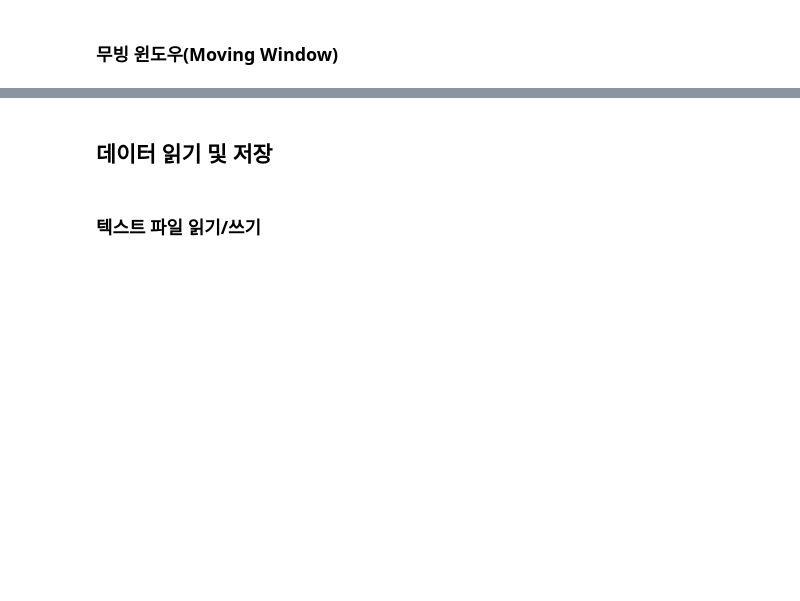
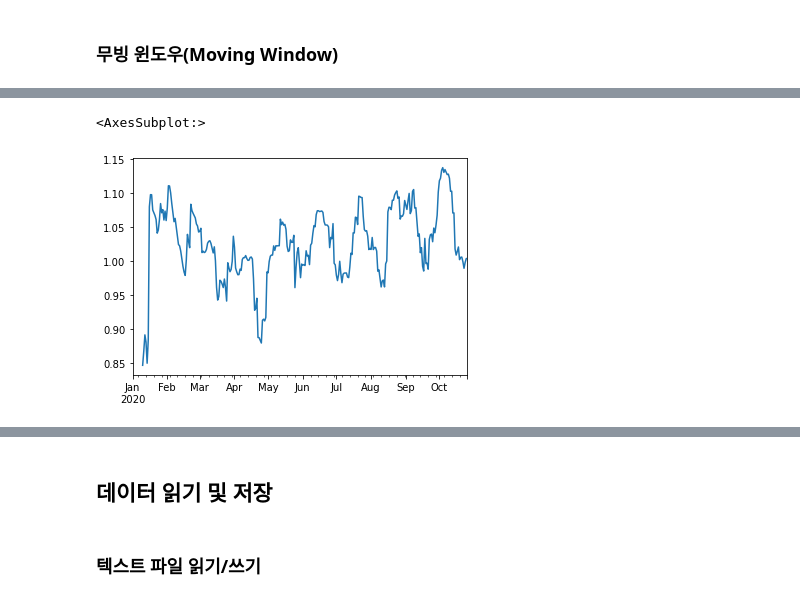
Before and after one commit to wjlee611/studyPython_Library, a Jupyter notebook: Pandas/_Pandas_한번에_제대로_배우기.ipynb, the cells around one changed output, grey strips where cells are left out. Saved outputs shown, nothing was run; the diff lists cells and outputs as text; code cells hidden in the pictures; blank space fills up the shorter version.

```diff
--- a/Pandas/_Pandas_한번에_제대로_배우기.ipynb
+++ b/Pandas/_Pandas_한번에_제대로_배우기.ipynb
@@ -3982,0 +4229,5 @@ dtype: float64
+# %%
+df.C1.rolling(60, min_periods=10).std().plot()
+# %% [output]
+<AxesSubplot:>
+[figure, added]
```
Also changed, not shown: parts of 245 cells of this notebook, 15 other files.
